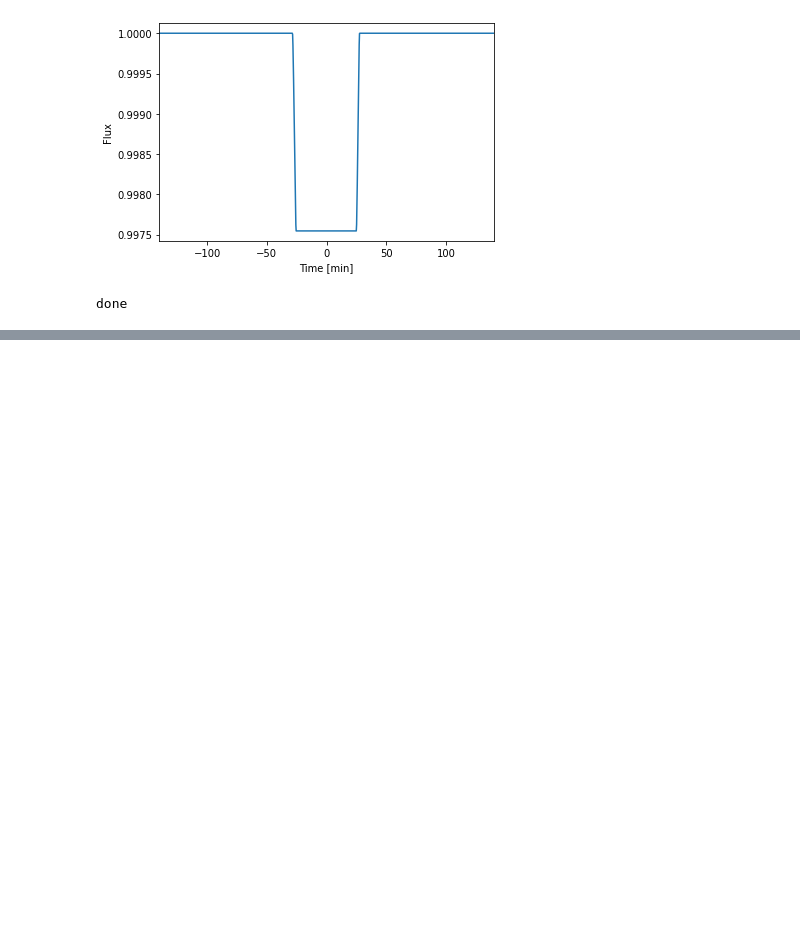
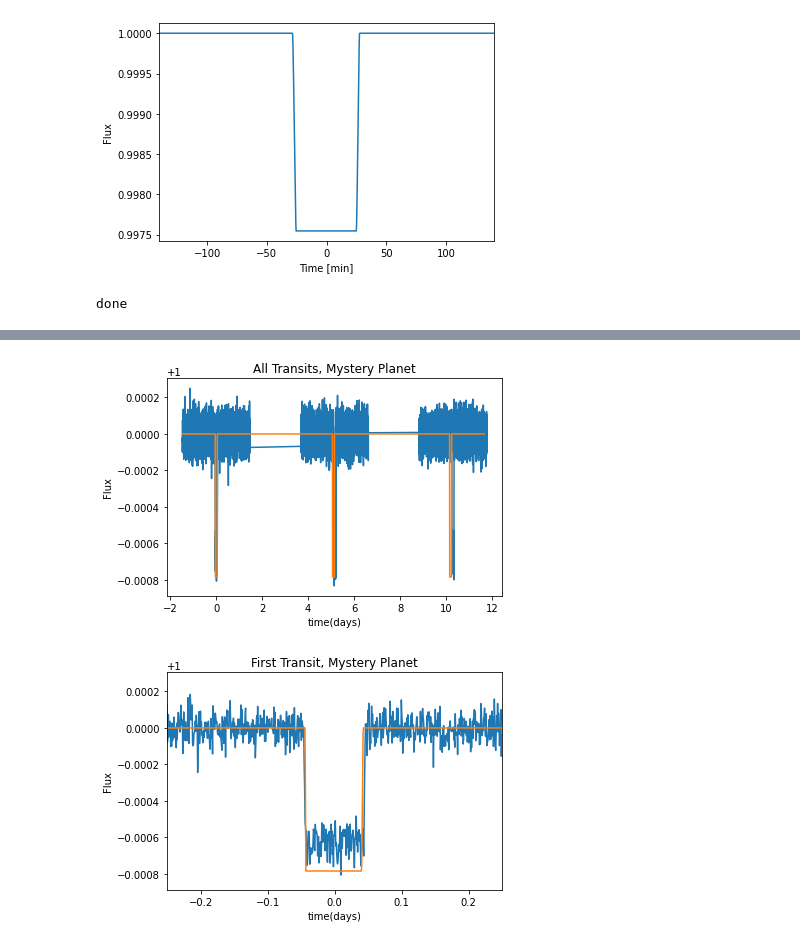
Before and after one commit to grobbins2/Exoplanets-AST4930, a Jupyter notebook: Final_Project_GR.ipynb, the cells around one changed output, grey strips where cells are left out. Drawn from its saved outputs; the diff is of its cells as text; code cells hidden in the pictures; blank space fills up the shorter version.

Commit message:
completed second image and part 4a, updated name of  mystery lightcurve, began 4b but currently troubleshooting probability NaN error

```diff
--- a/Final_Project_GR.ipynb
+++ b/Final_Project_GR.ipynb
@@ -340 +341,8 @@ plt.show()
 # %%
+#2) Part A
+mystery_data = np.loadtxt('stellar_mass_0.81_stellar_radius_0.85.csv', dtype='float', delimiter=',', usecols=(0,1,2), unpack=True)
+
+mystery_time_arr = mystery_data[0] #days?
+mystery_flux_arr = mystery_data[1] #Flux
+mystery_star_mass_solar = 0.81
+mystery_star_radius_solar = 0.85
@@ -342,0 +349,71 @@ plt.show()
+# %%
+
+a_estimate = (((5*24*3600)**2)*6.67e-11*(mystery_star_mass_solar*Msun/1000)/4/(np.pi**2))**(1/3)
+print('estimations by eye:')
+print('P ~ 5 days')
+print('Rp/Rstar ~'+str(np.sqrt(.0008)))
+print('a/Rstar ~'+str(a_estimate*1.4374e-9/mystery_star_radius_solar))
+print('i ~ pi/2 or 90 degrees')
+print('e ~ 0.2')
+print('w ~ 0 degrees')
+print()
+print('homemade lightcurve testing:')
+#model:
+period=5.1 #insert your period here in days
+
+##### DO NOT ALTER THIS. This snippet of code calculates the time array you should use to generate your lightcurves,
+#both from scratch and using exisiting python packages
+M_star_low=0.1
+M_star_high=10.0
+
+R_high=((M_star_high)**0.57)*R_sun #MR scaling relations for MS stars
+R_low=((M_star_low)**0.8)*R_sun
+
+a_high=(((period*s_per_day)**2.0*G*M_star_high*Msun)/(4*np.pi**2.0))**(1.0/3.0)
+a_low=(((period*s_per_day)**2.0*G*M_star_low*Msun)/(4*np.pi**2.0))**(1.0/3.0)
+
+duration_high=period*s_per_day/np.pi*(R_high/a_high)
+duration_low=period*s_per_day/np.pi*(R_low/a_low)
+
+#Calculating number of 1 min exoposure needed for a 3 hour duration window,
+#if eccentricity is as high as 0.9 and planet transits at apastron
+n_high=3*duration_high*(np.sqrt(1-0.9**2)/(1-0.9))/60.
+n_low=3*duration_low*(np.sqrt(1-0.9**2)/(1-0.9))/60.
+
+single_transit_time_array=(np.arange(0,n_high)-n_high/2.0)/(60*24) #Short time array in days, centered on a single transit event
+#Use the time array below to eventually produce the time array for your lightcurve
+time_array=np.concatenate(((np.arange(0,n_high)-n_high/2.0)/(60*24),(np.arange(0,n_high)-n_high/2.0)/(60*24.0)+period))
+time_array=np.concatenate((time_array,(np.arange(0,n_high)-n_high/2.0)/(60*24)+period*2.0)) #Long time array in days, which will include three transit events
+
+tm = QuadraticModel()
+tm.set_data(single_transit_time_array) #time needs to be specified in days
+
+t0=0.
+aonr=a_high/R_high
+k= .028 #R_p/R_star
+i = np.pi*90/180
+e = 0.95
+w = 0
+single_transit_lightcurve=tm.evaluate(k=k, ldc=[0.0, 0.0], t0=t0, p=period, a=aonr, i=i,e=e,w=w)
+
+tm.set_data(time_array) #time needs to be specified in days
+three_transit_lightcurve=tm.evaluate(k=k, ldc=[0.0, 0.0], t0=t0, p=period, a=aonr, i=i,e=e,w=w)
+
+#actual
+
+plt.plot(mystery_time_arr,mystery_flux_arr)
+plt.plot(time_array,three_transit_lightcurve)
+plt.xlabel('time(days)')
+plt.ylabel('Flux')
+plt.title('All Transits, Mystery Planet')
+plt.show()
+
+plt.plot(mystery_time_arr,mystery_flux_arr)
+plt.plot(single_transit_time_array,single_transit_lightcurve)
+plt.xlabel('time(days)')
+plt.ylabel('Flux')
+plt.title('First Transit, Mystery Planet')
+plt.xlim(-.25,.25)
+plt.show()
+print('after a few trial and error plotting, e ~ 0.95 for the plots, and P is a little larger than 5 (~5.1-5.2)')
+# %% [output]
@@ -342,0 +429,2 @@ plt.show()
+[figure, added]
+[figure, added]
```
Also changed, not shown: parts of 9 cells of this notebook, 2 other files.
